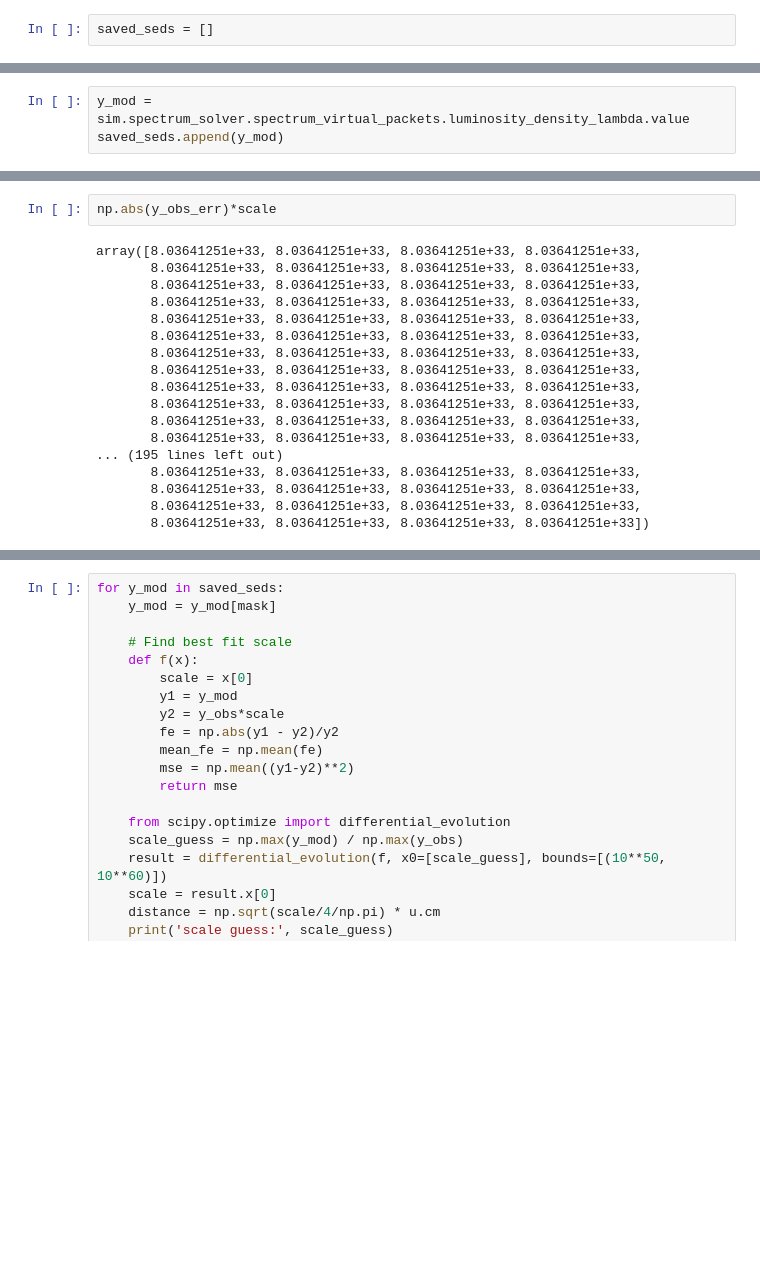
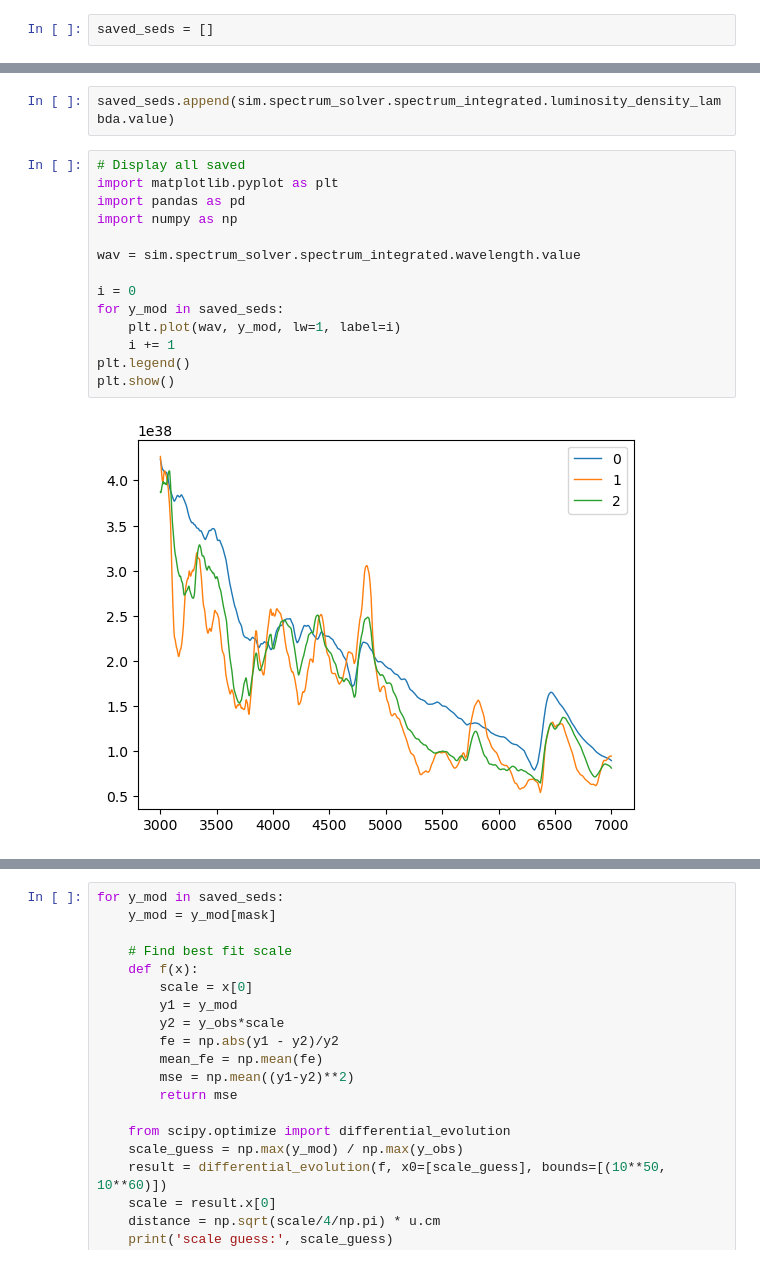
Before and after one commit to MichaelLukaszyk/iip-emulator, a Jupyter notebook: tardis_sandbox/tardis_sandbox.ipynb, the cells around one changed output, grey strips where cells are left out. Drawn from its saved outputs; the diff is of its cells as text; blank space fills up the shorter version.

```diff
--- a/tardis_sandbox/tardis_sandbox.ipynb
+++ b/tardis_sandbox/tardis_sandbox.ipynb
@@ -57,3 +56,0 @@ print(sim.iterations_t_inner)
-# %%
-y_mod = sim.spectrum_solver.spectrum_virtual_packets.luminosity_density_lambda.value
-saved_seds.append(y_mod)
@@ -98,20 +84,18 @@ plt.show()
-# %%
-np.abs(y_obs_err)*scale
-# %% [output]
-array([8.03641251e+33, 8.03641251e+33, 8.03641251e+33, 8.03641251e+33,
-       8.03641251e+33, 8.03641251e+33, 8.03641251e+33, 8.03641251e+33,
-       8.03641251e+33, 8.03641251e+33, 8.03641251e+33, 8.03641251e+33,
-       8.03641251e+33, 8.03641251e+33, 8.03641251e+33, 8.03641251e+33,
-       8.03641251e+33, 8.03641251e+33, 8.03641251e+33, 8.03641251e+33,
-       8.03641251e+33, 8.03641251e+33, 8.03641251e+33, 8.03641251e+33,
-       8.03641251e+33, 8.03641251e+33, 8.03641251e+33, 8.03641251e+33,
-       8.03641251e+33, 8.03641251e+33, 8.03641251e+33, 8.03641251e+33,
-       8.03641251e+33, 8.03641251e+33, 8.03641251e+33, 8.03641251e+33,
-       8.03641251e+33, 8.03641251e+33, 8.03641251e+33, 8.03641251e+33,
-       8.03641251e+33, 8.03641251e+33, 8.03641251e+33, 8.03641251e+33,
-       8.03641251e+33, 8.03641251e+33, 8.03641251e+33, 8.03641251e+33,
-... (195 lines left out)
-       8.03641251e+33, 8.03641251e+33, 8.03641251e+33, 8.03641251e+33,
-       8.03641251e+33, 8.03641251e+33, 8.03641251e+33, 8.03641251e+33,
-       8.03641251e+33, 8.03641251e+33, 8.03641251e+33, 8.03641251e+33,
-       8.03641251e+33, 8.03641251e+33, 8.03641251e+33, 8.03641251e+33])
+# %%
+saved_seds.append(sim.spectrum_solver.spectrum_integrated.luminosity_density_lambda.value)
+# %%
+# Display all saved
+import matplotlib.pyplot as plt
+import pandas as pd
+import numpy as np
+
+wav = sim.spectrum_solver.spectrum_integrated.wavelength.value
+
+i = 0
+for y_mod in saved_seds:
+    plt.plot(wav, y_mod, lw=1, label=i)
+    i += 1
+plt.legend()
+plt.show()
+# %% [output]
+[figure, added]
```
Also changed, not shown: parts of 6 cells of this notebook, 10 other files.
